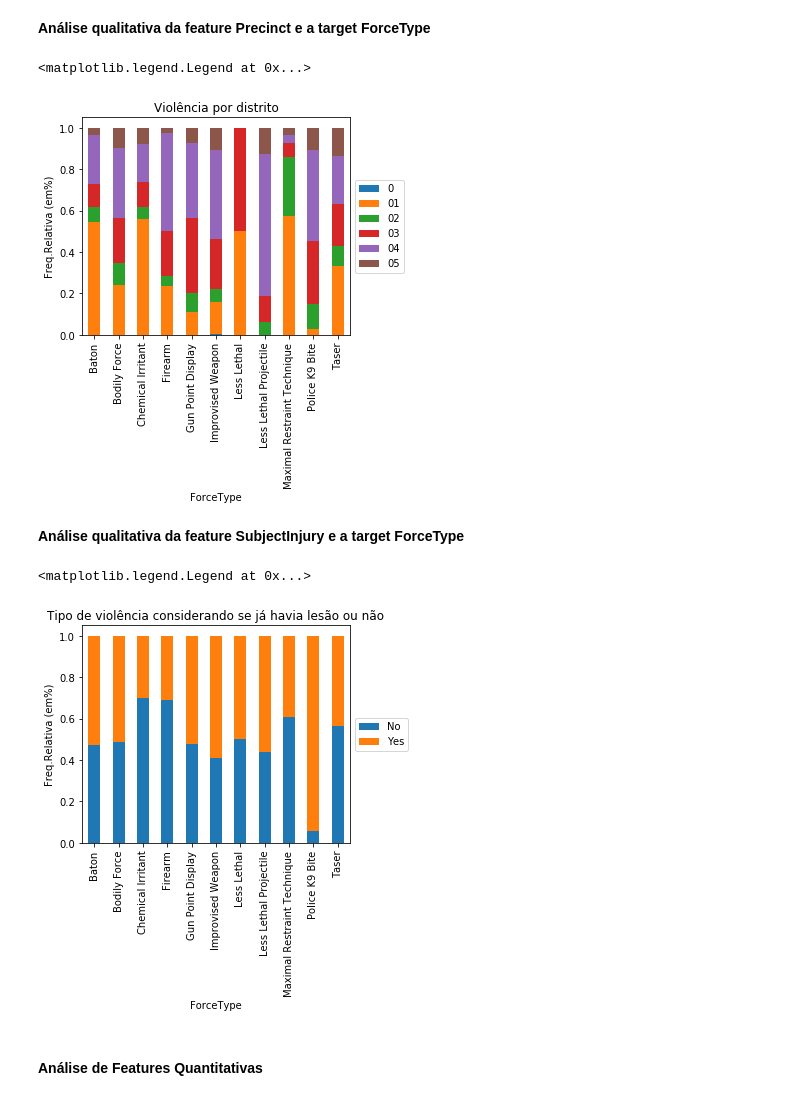
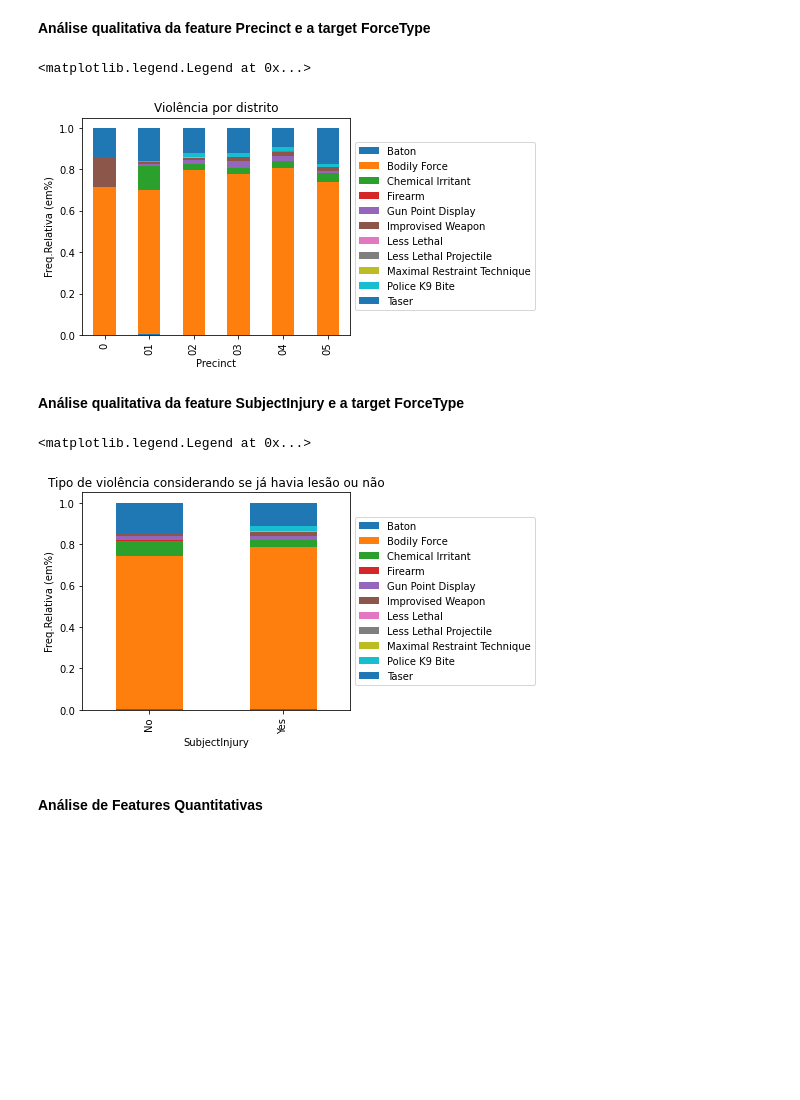
Before and after one commit to ivanabb2/CDados-Projeto-2, a Jupyter notebook: archive/use_of_force_read.ipynb, the cells around one changed output. Cells and saved outputs as stored; diff of their text form; code cells hidden in the pictures; blank space fills up the shorter version.

```diff
--- a/archive/use_of_force_read.ipynb
+++ b/archive/use_of_force_read.ipynb
@@ -362,25 +362,25 @@ ax.legend(loc='center left', bbox_to_anchor=(1, 0.5))
 **Análise qualitativa da feature Precinct e a target ForceType**
 # %%
 #Analisando a frequência do tipo de violência (target ForceType) considerando Distrito (feature Precinct):
-cross = pd.crosstab(police2["ForceType"], police2["Precinct"], normalize="index")
+cross = pd.crosstab(police2["Precinct"], police2["ForceType"], normalize="index")
 plot = cross.plot(kind='bar', stacked=True,title='Violência por distrito')
 plt.ylabel('Freq.Relativa (em%)')
 
 
 
 #Para legenda ficar fora do gráfico
 ax = plt.subplot(111)
 box = ax.get_position()
 ax.set_position([box.x0, box.y0, box.width * 0.8, box.height])
 ax.legend(loc='center left', bbox_to_anchor=(1, 0.5))
 # %% [output]
 <matplotlib.legend.Legend at 0x...>
-[figure, old version]
+[figure, new version]
 # %% [markdown]
 **Análise qualitativa da feature SubjectInjury e a target ForceType**
 # %%
 #Analisando a frequência do tipo de violência (target ForceType) considerando SubjectInjury (feature SubjectInjury):
-cross = pd.crosstab(police2["ForceType"], police2["SubjectInjury"], normalize="index")
+cross = pd.crosstab(police2["SubjectInjury"], police2["ForceType"], normalize="index")
 plot = cross.plot(kind='bar', stacked=True,title='Tipo de violência considerando se já havia lesão ou não')
 plt.ylabel('Freq.Relativa (em%)')
 
@@ -393,7 +393,7 @@ ax.set_position([box.x0, box.y0, box.width * 0.8, box.height])
 ax.legend(loc='center left', bbox_to_anchor=(1, 0.5))
 # %% [output]
 <matplotlib.legend.Legend at 0x...>
-[figure, old version]
+[figure, new version]
 # %% [markdown]
 #### Análise de Features Quantitativas
 # %%
```
Also changed, not shown: parts of 23 cells of this notebook.
